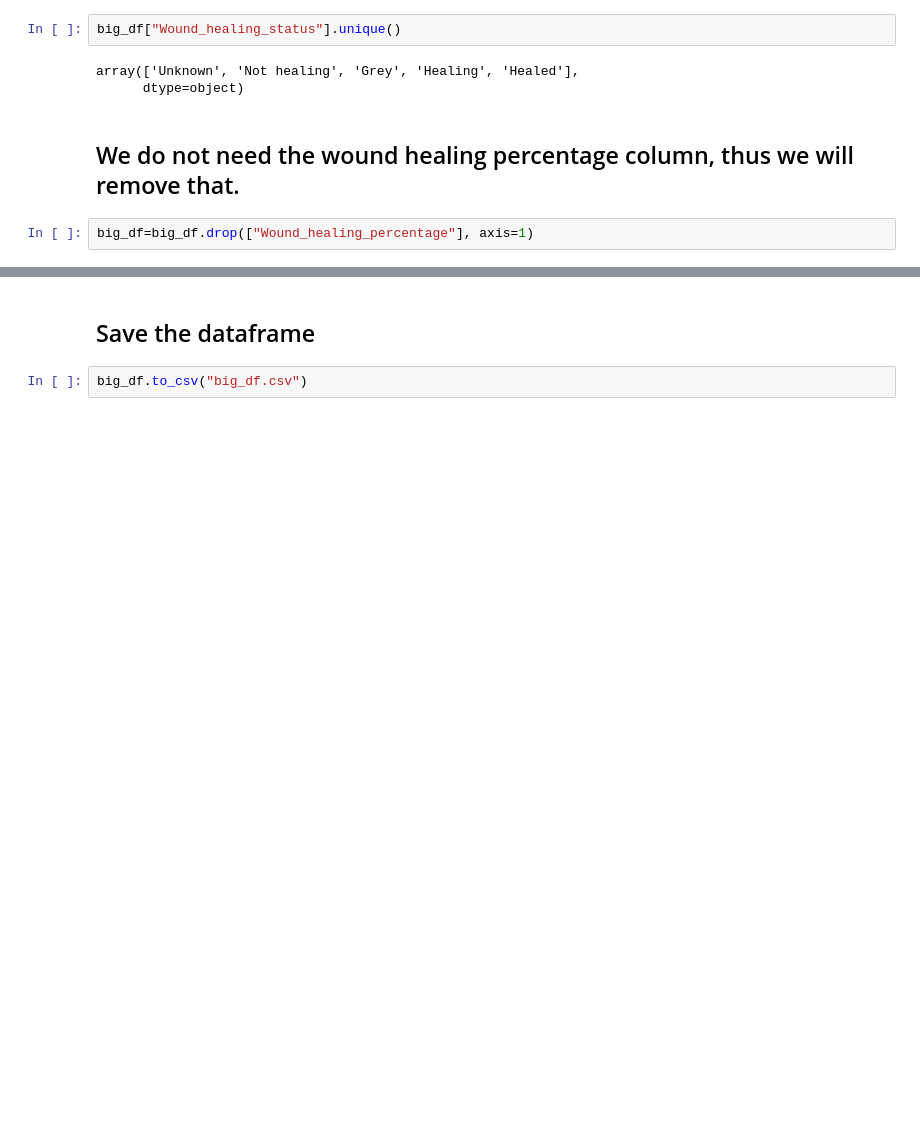
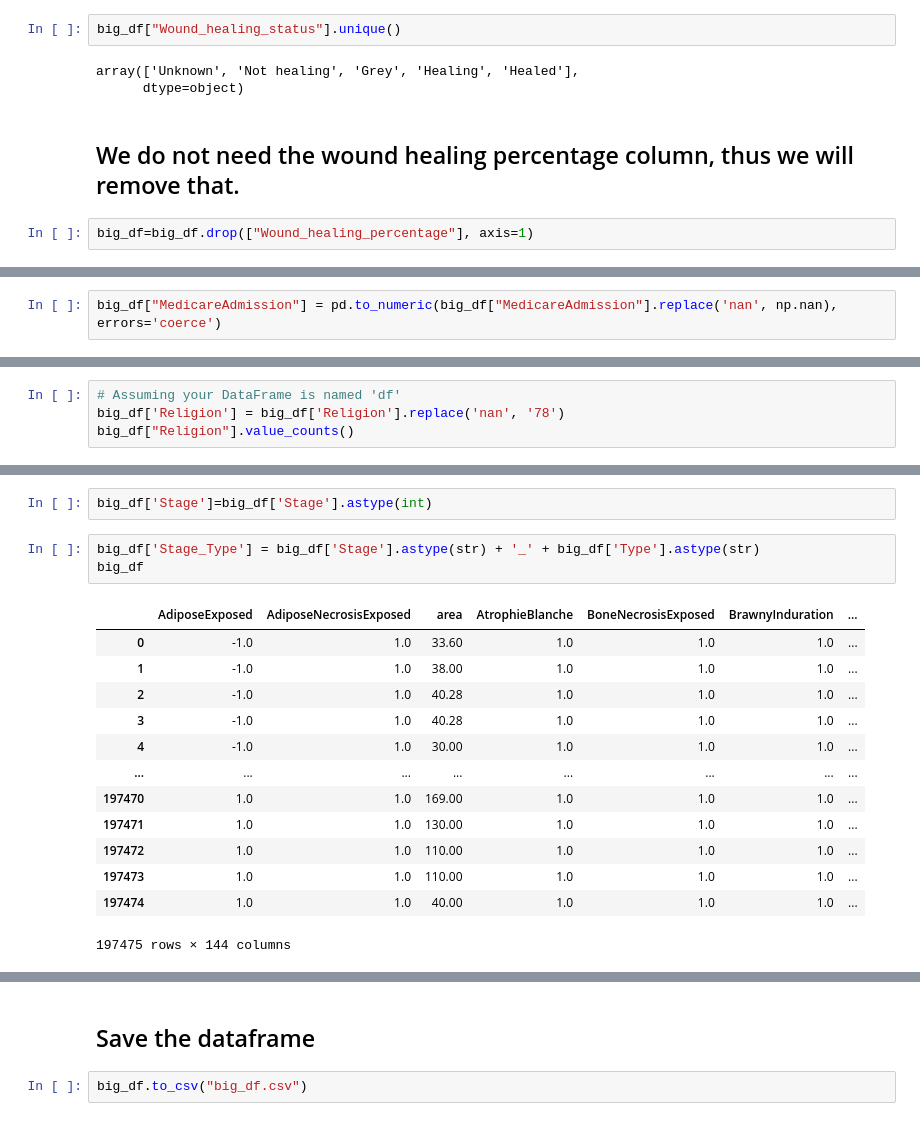
Before and after one commit to iupui-soic/wound-forecast, a Jupyter notebook: Combined_work/Classification/2_Preprocessing_Stage1.ipynb, the cells around one changed output, grey strips where cells are left out. Drawn from its saved outputs; the diff is of its cells as text; blank space fills up the shorter version.

```diff
--- a/Combined_work/Classification/2_Preprocessing_Stage1.ipynb
+++ b/Combined_work/Classification/2_Preprocessing_Stage1.ipynb
@@ -241,0 +359,2 @@ big_df=big_df.drop(["Wound_healing_percentage"], axis=1)
+# %%
+big_df["MedicareAdmission"] = pd.to_numeric(big_df["MedicareAdmission"].replace('nan', np.nan), errors='coerce')
@@ -241,0 +385,4 @@ big_df=big_df.drop(["Wound_healing_percentage"], axis=1)
+# %%
+# Assuming your DataFrame is named 'df'
+big_df['Religion'] = big_df['Religion'].replace('nan', '78')
+big_df["Religion"].value_counts()
@@ -241,0 +490,19 @@ big_df=big_df.drop(["Wound_healing_percentage"], axis=1)
+# %%
+big_df['Stage']=big_df['Stage'].astype(int)
+# %%
+big_df['Stage_Type'] = big_df['Stage'].astype(str) + '_' + big_df['Type'].astype(str)
+big_df
+# %% [output]
+|  | AdiposeExposed | AdiposeNecrosisExposed | area | AtrophieBlanche | BoneNecrosisExposed | BrawnyInduration | ... |
+| 0 | -1.0 | 1.0 | 33.60 | 1.0 | 1.0 | 1.0 | ... |
+| 1 | -1.0 | 1.0 | 38.00 | 1.0 | 1.0 | 1.0 | ... |
+| 2 | -1.0 | 1.0 | 40.28 | 1.0 | 1.0 | 1.0 | ... |
+| 3 | -1.0 | 1.0 | 40.28 | 1.0 | 1.0 | 1.0 | ... |
+| 4 | -1.0 | 1.0 | 30.00 | 1.0 | 1.0 | 1.0 | ... |
+| ... | ... | ... | ... | ... | ... | ... | ... |
+| 197470 | 1.0 | 1.0 | 169.00 | 1.0 | 1.0 | 1.0 | ... |
+| 197471 | 1.0 | 1.0 | 130.00 | 1.0 | 1.0 | 1.0 | ... |
+| 197472 | 1.0 | 1.0 | 110.00 | 1.0 | 1.0 | 1.0 | ... |
+| 197473 | 1.0 | 1.0 | 110.00 | 1.0 | 1.0 | 1.0 | ... |
+| 197474 | 1.0 | 1.0 | 40.00 | 1.0 | 1.0 | 1.0 | ... |
+197475 rows × 144 columns
```
Also changed, not shown: parts of 31 cells of this notebook.
